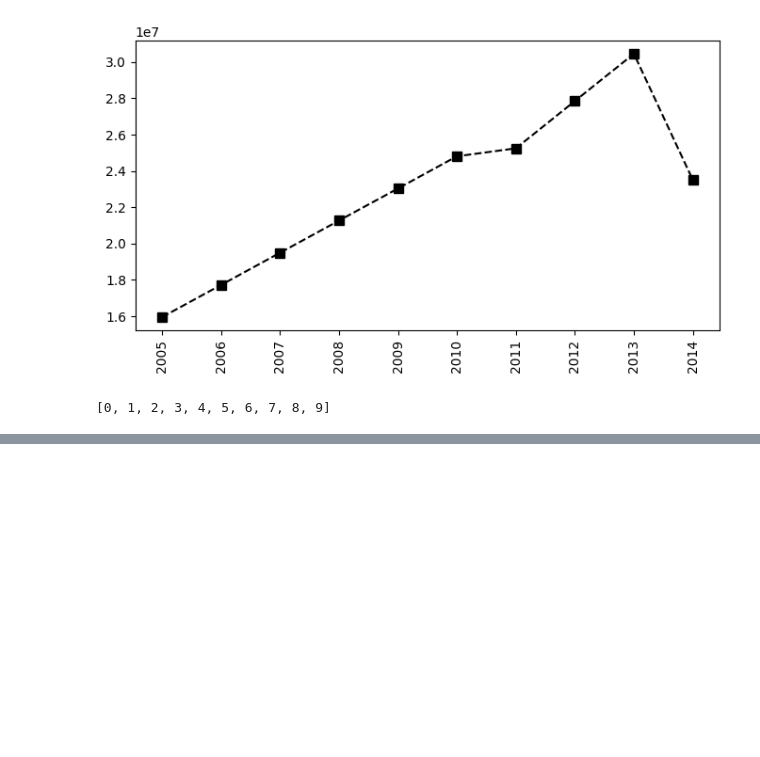
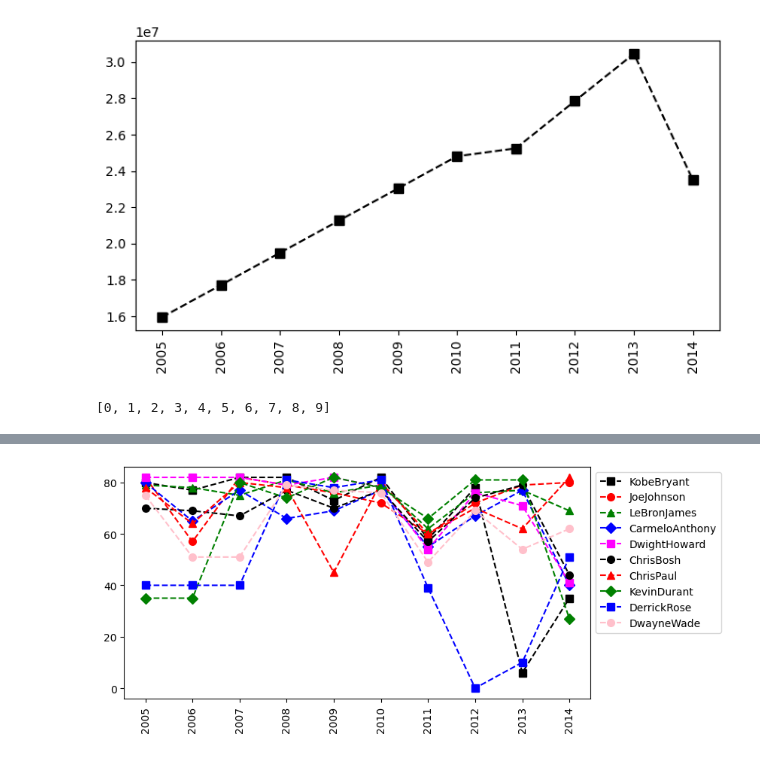
Before and after one commit to supershao1/PythonA-Z, a Jupyter notebook: NBA_2012.ipynb, the cells around one changed output, grey strips where cells are left out. Cells and saved outputs as stored; diff of their text form; code cells hidden in the pictures; blank space fills up the shorter version.

```diff
--- a/NBA_2012.ipynb
+++ b/NBA_2012.ipynb
@@ -340,0 +359,16 @@ plt.show()
+# %%
+plt.plot(Games[0],c='Black', ls='--', marker='s',ms=7, label=Players[0])
+plt.plot(Games[1],c='Red', ls='--', marker='o',ms=7, label=Players[1])
+plt.plot(Games[2],c='Green', ls='--', marker='^',ms=7, label=Players[2])
+plt.plot(Games[3],c='Blue', ls='--', marker='D',ms=7, label=Players[3])
+plt.plot(Games[4],c='Magenta', ls='--', marker='s',ms=7, label=Players[4])
+plt.plot(Games[5],c='Black', ls='--', marker='o',ms=7, label=Players[5])
+plt.plot(Games[6],c='Red', ls='--', marker='^',ms=7, label=Players[6])
+plt.plot(Games[7],c='Green', ls='--', marker='D',ms=7, label=Players[7])
+plt.plot(Games[8],c='Blue', ls='--', marker='s',ms=7, label=Players[8])
+plt.plot(Games[9],c='Pink', ls='--', marker='o',ms=7, label=Players[9])
+plt.legend(loc='upper left', bbox_to_anchor=(1,1))
+plt.xticks(list(range(0,10)), Seasons, rotation='vertical')
+plt.show()
+# %% [output]
+[figure, added]
```
Also changed, not shown: parts of 2 cells of this notebook.
